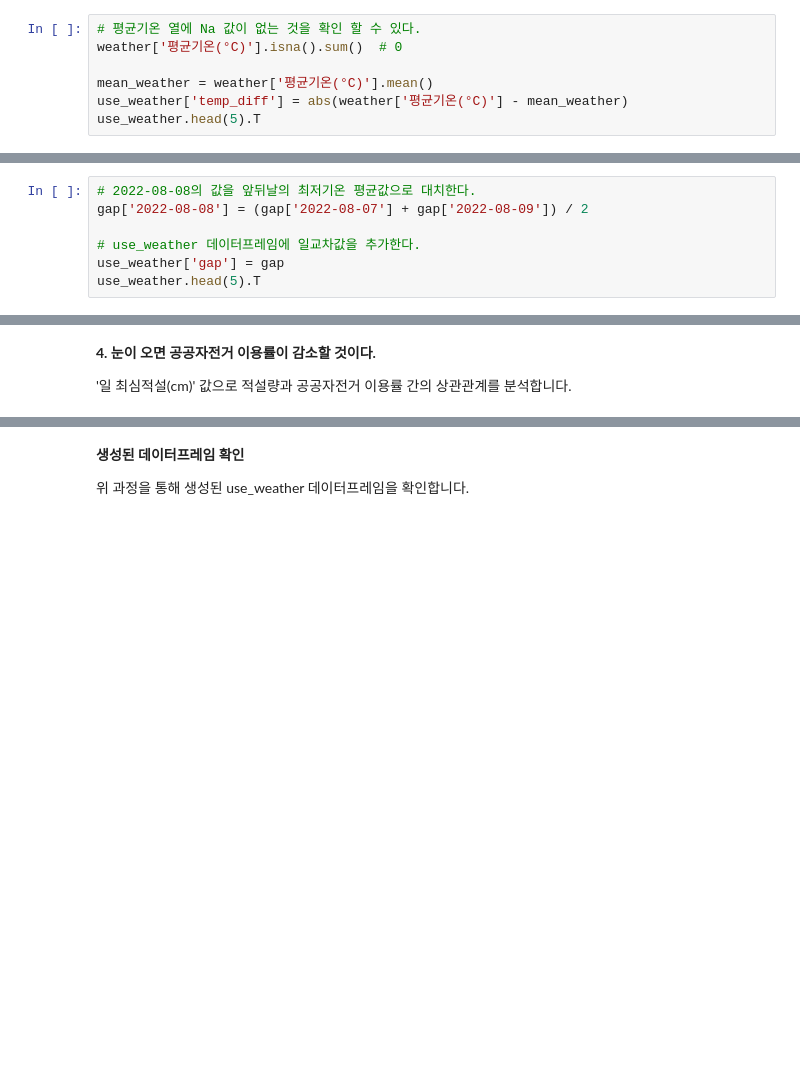
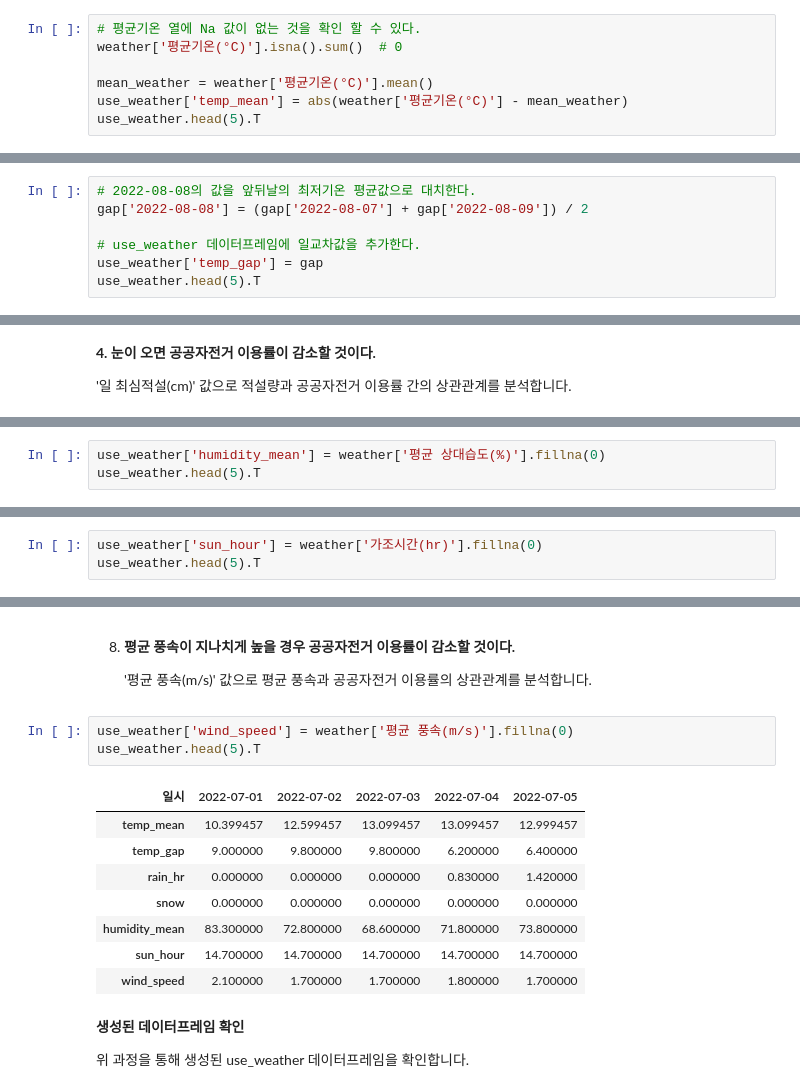
Before and after one commit to jaewonE/Minimizing-bicycle-rearrangement-through-public-bicycle-data-analysis, a Jupyter notebook: 12조 최종보고서.ipynb, the cells around one changed output, grey strips where cells are left out. Saved outputs shown, nothing was run; the diff lists cells and outputs as text; blank space fills up the shorter version.

```diff
--- a/12조 최종보고서.ipynb
+++ b/12조 최종보고서.ipynb
@@ -628,5 +740,5 @@ use_weather = pd.DataFrame(index=weather.index)
 weather['평균기온(°C)'].isna().sum()  # 0
 
 mean_weather = weather['평균기온(°C)'].mean()
-use_weather['temp_diff'] = abs(weather['평균기온(°C)'] - mean_weather)
+use_weather['temp_mean'] = abs(weather['평균기온(°C)'] - mean_weather)
 use_weather.head(5).T
@@ -651,5 +772,5 @@ weather[((gap >= 0) == False)]
 gap['2022-08-08'] = (gap['2022-08-07'] + gap['2022-08-09']) / 2
 
 # use_weather 데이터프레임에 일교차값을 추가한다.
-use_weather['gap'] = gap
+use_weather['temp_gap'] = gap
 use_weather.head(5).T
@@ -679,0 +870,3 @@ use_weather.head(5).T
+# %%
+use_weather['humidity_mean'] = weather['평균 상대습도(%)'].fillna(0)
+use_weather.head(5).T
@@ -679,0 +884,3 @@ use_weather.head(5).T
+# %%
+use_weather['sun_hour'] = weather['가조시간(hr)'].fillna(0)
+use_weather.head(5).T
@@ -680,3 +895,19 @@ use_weather.head(5).T
+# %% [markdown]
+8. **평균 풍속이 지나치게 높을 경우 공공자전거 이용률이 감소할 것이다.**
+
+    '평균 풍속(m/s)' 값으로 평균 풍속과 공공자전거 이용률의 상관관계를 분석합니다.
+# %%
+use_weather['wind_speed'] = weather['평균 풍속(m/s)'].fillna(0)
+use_weather.head(5).T
+# %% [output]
+| 일시 | 2022-07-01 | 2022-07-02 | 2022-07-03 | 2022-07-04 | 2022-07-05 |
+| temp_mean | 10.399457 | 12.599457 | 13.099457 | 13.099457 | 12.999457 |
+| temp_gap | 9.000000 | 9.800000 | 9.800000 | 6.200000 | 6.400000 |
+| rain_hr | 0.000000 | 0.000000 | 0.000000 | 0.830000 | 1.420000 |
+| snow | 0.000000 | 0.000000 | 0.000000 | 0.000000 | 0.000000 |
+| humidity_mean | 83.300000 | 72.800000 | 68.600000 | 71.800000 | 73.800000 |
+| sun_hour | 14.700000 | 14.700000 | 14.700000 | 14.700000 | 14.700000 |
+| wind_speed | 2.100000 | 1.700000 | 1.700000 | 1.800000 | 1.700000 |
 # %% [markdown]
 **생성된 데이터프레임 확인**
 
```
Also changed, not shown: parts of 37 cells of this notebook.
